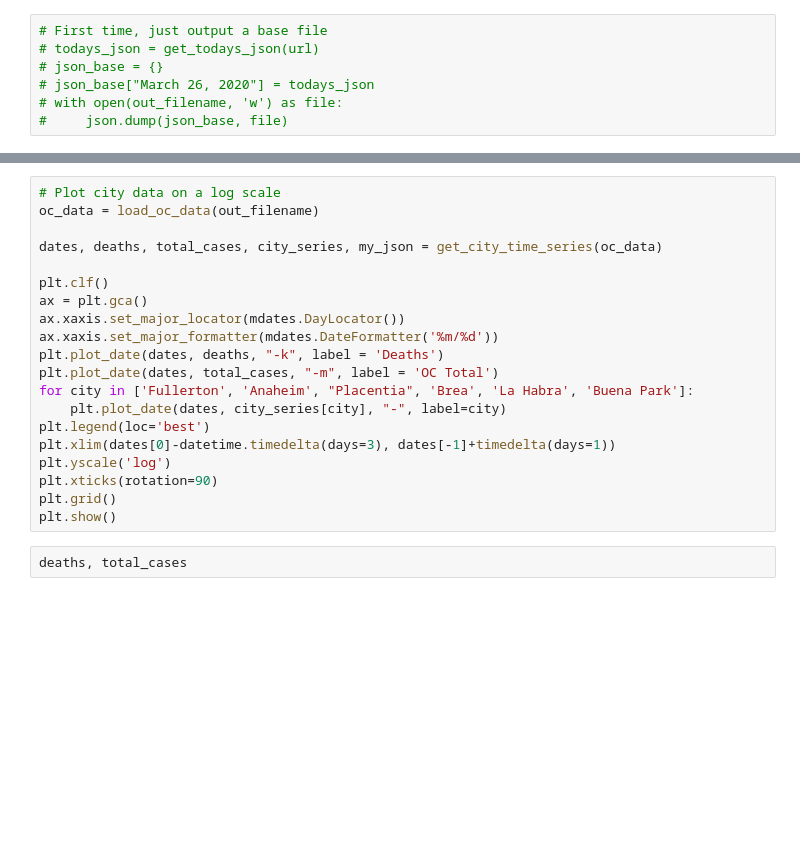
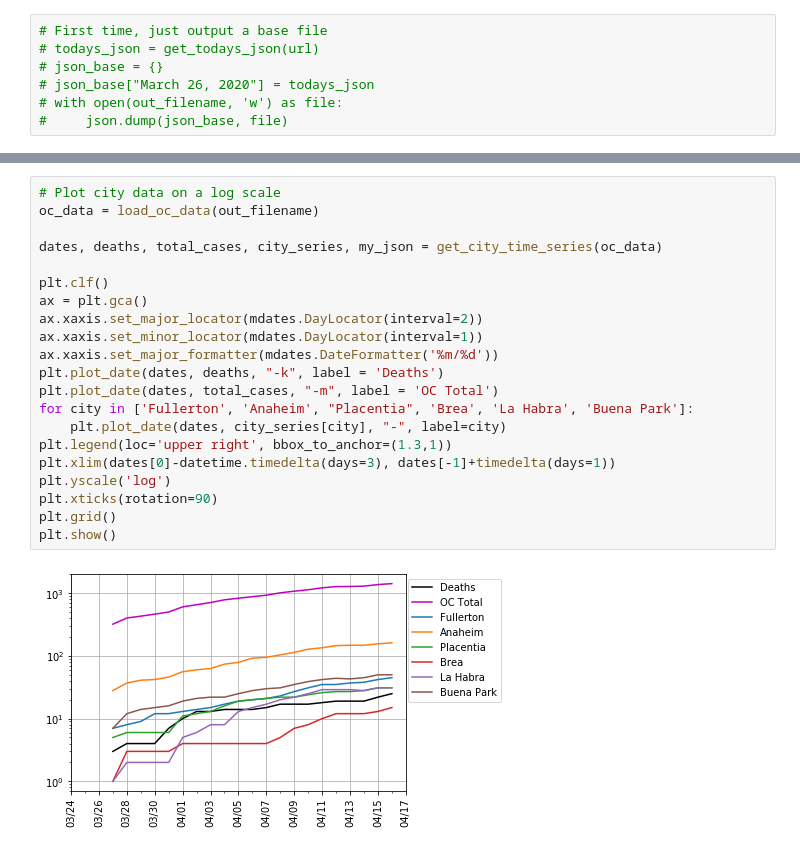
Before and after one commit to geoffrey4444/covid19analysis, a Jupyter notebook: oc.ipynb, the cells around one changed output, grey strips where cells are left out. Cells and saved outputs as stored; diff of their text form; blank space fills up the shorter version.

```diff
--- a/oc.ipynb
+++ b/oc.ipynb
@@ -123,22 +125,23 @@ append_todays_json(out_filename, url)
 # %%
 # Plot city data on a log scale
 oc_data = load_oc_data(out_filename)
 
 dates, deaths, total_cases, city_series, my_json = get_city_time_series(oc_data)
 
 plt.clf()
 ax = plt.gca()
-ax.xaxis.set_major_locator(mdates.DayLocator())
+ax.xaxis.set_major_locator(mdates.DayLocator(interval=2))
+ax.xaxis.set_minor_locator(mdates.DayLocator(interval=1))
 ax.xaxis.set_major_formatter(mdates.DateFormatter('%m/%d'))
 plt.plot_date(dates, deaths, "-k", label = 'Deaths')
 plt.plot_date(dates, total_cases, "-m", label = 'OC Total')
 for city in ['Fullerton', 'Anaheim', "Placentia", 'Brea', 'La Habra', 'Buena Park']:
     plt.plot_date(dates, city_series[city], "-", label=city)
-plt.legend(loc='best')
+plt.legend(loc='upper right', bbox_to_anchor=(1.3,1))
 plt.xlim(dates[0]-datetime.timedelta(days=3), dates[-1]+timedelta(days=1))
 plt.yscale('log')
 plt.xticks(rotation=90)
 plt.grid()
 plt.show()
+# %% [output]
+[figure, added]
-# %%
-deaths, total_cases
```
Also changed, not shown: parts of 2 cells of this notebook, 1 other file.
